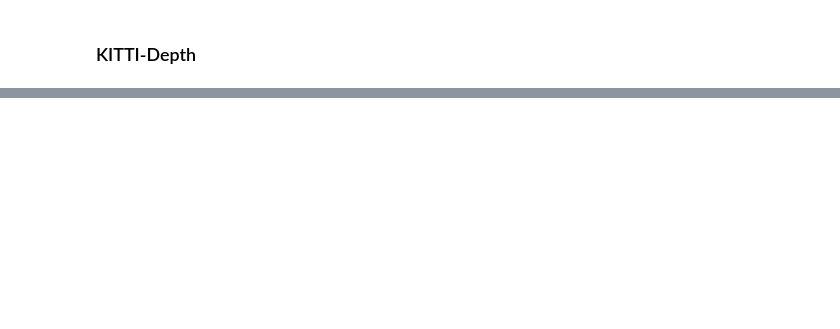
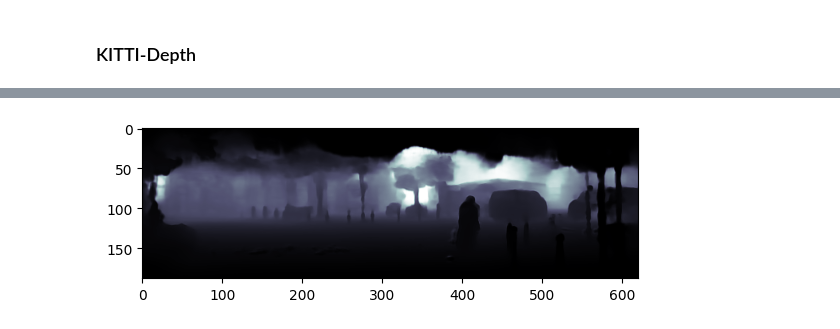
Before and after one commit to andreadalcin/DNN3D, a Jupyter notebook: monodepth.ipynb, the cells around one changed output, grey strips where cells are left out. Cells and saved outputs as stored; diff of their text form; code cells hidden in the pictures; blank space fills up the shorter version.

```diff
--- a/monodepth.ipynb
+++ b/monodepth.ipynb
@@ -23,8 +18,15 @@ FileNotFoundError: [Errno 2] No such file or directory: './data/kitti-depth/0000
+# %%
+def load_image(image_path):
+    image = Image.open(image_path)
+    image = np.array(image).astype(np.float32) / 255.0
+    image = torch.Tensor(image).permute(2, 0, 1).unsqueeze(0)
+    return image
+# %%
+def output2depth(output):
+    return output.squeeze().detach().numpy()
 # %% [markdown]
 ### KITTI-Depth
 # %%
 model = UnetAdaptiveBins.build(n_bins=N_BINS, min_val=MIN_DEPTH, max_val=MAX_DEPTH_KITTI)
-pretrained_path = "./pretrained/AdaBins_kitti.pt"
-model, _, _ = model_io.load_checkpoint(pretrained_path, model)
 
-bin_edges, predicted_depth = model(example_rgb_batch)
+model, _, _ = model_io.load_checkpoint(PRETRAINED_PATH_KITTI, model)
@@ -30,0 +39,8 @@ bin_edges, predicted_depth = model(example_rgb_batch)
+# %%
+image = load_image("./data/kitti-depth/01.png")
+_, output = model(image)
+# %%
+depth = output2depth(output)
+_ = plt.imshow(depth, cmap="bone")
+# %% [output]
+[figure, added]
```
Also changed, not shown: parts of 6 cells of this notebook, 3 other files.
